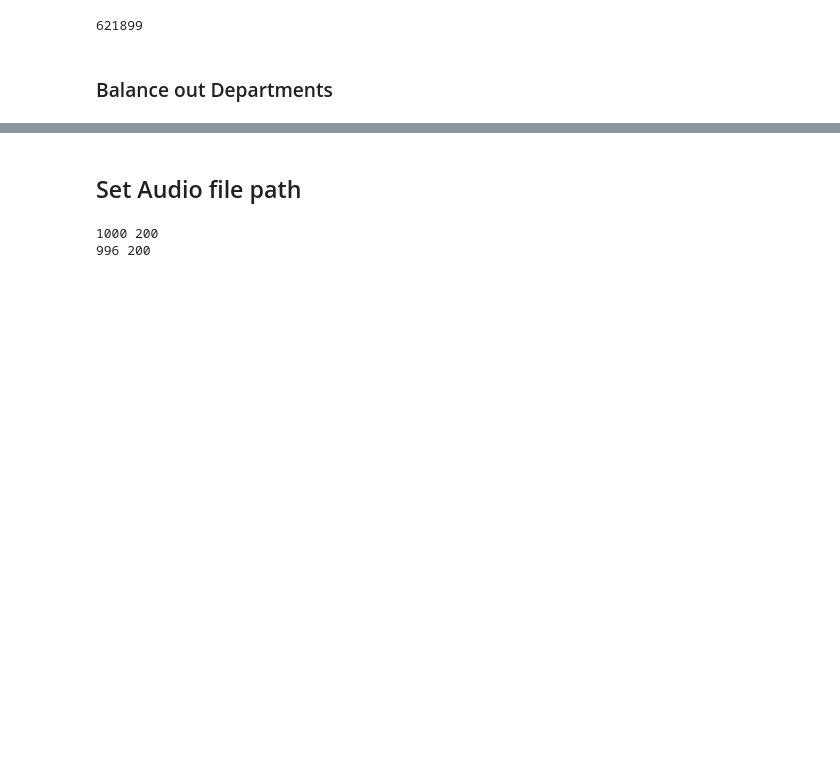
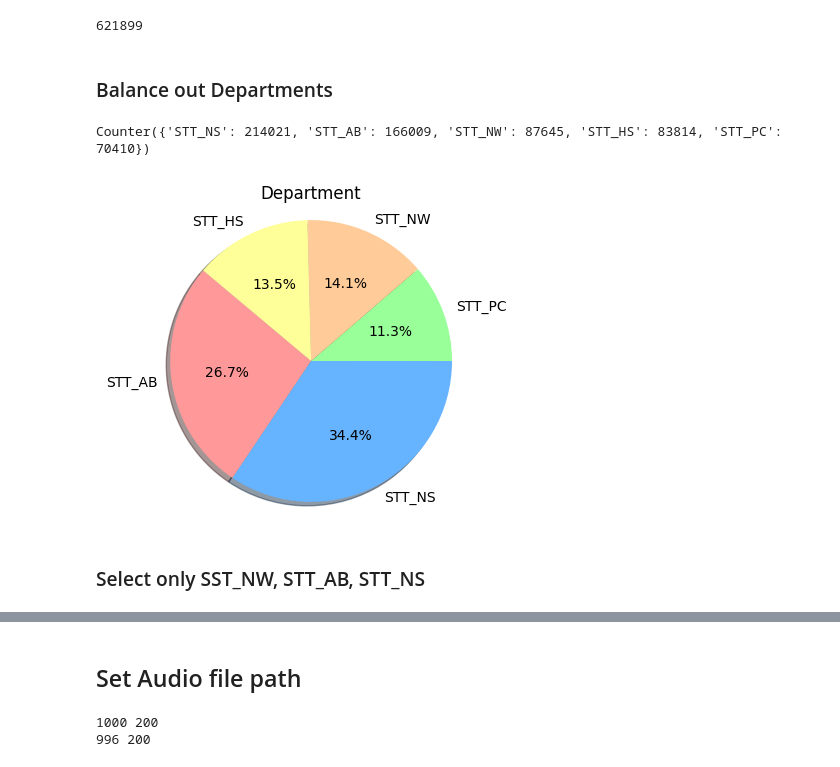
Before and after one commit to OpenPecha/speech_t5_tts, a Jupyter notebook: exp3/Dataset.ipynb, the cells around one changed output, grey strips where cells are left out. Cells and saved outputs as stored; diff of their text form; code cells hidden in the pictures; blank space fills up the shorter version.

```diff
--- a/exp3/Dataset.ipynb
+++ b/exp3/Dataset.ipynb
@@ -115,7 +115,12 @@ def plot_department_dist(dataset):
     plt.title('Department')
     plt.show()
 # %%
-# plot_department_dist(dataset)
+plot_department_dist(dataset)
+# %% [output]
+Counter({'STT_NS': 214021, 'STT_AB': 166009, 'STT_NW': 87645, 'STT_HS': 83814, 'STT_PC': 70410})
+[figure, added]
+# %% [markdown]
+### Select only SST_NW, STT_AB, STT_NS
 # %%
 def get_balance_dataset(dataset, total, seed=42):
     ab_dataset = dataset.filter(lambda x: x["label"] == "STT_AB", num_proc=n_cpu).shuffle(seed=seed)
```
Also changed, not shown: parts of 4 cells of this notebook, 2 other files.
